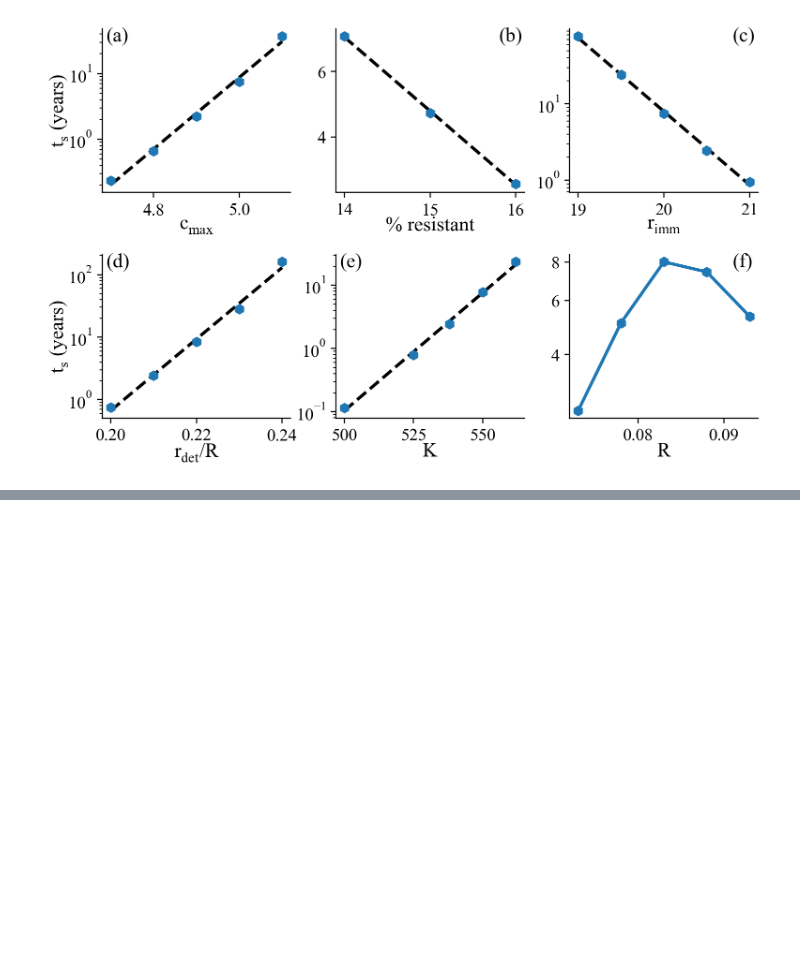
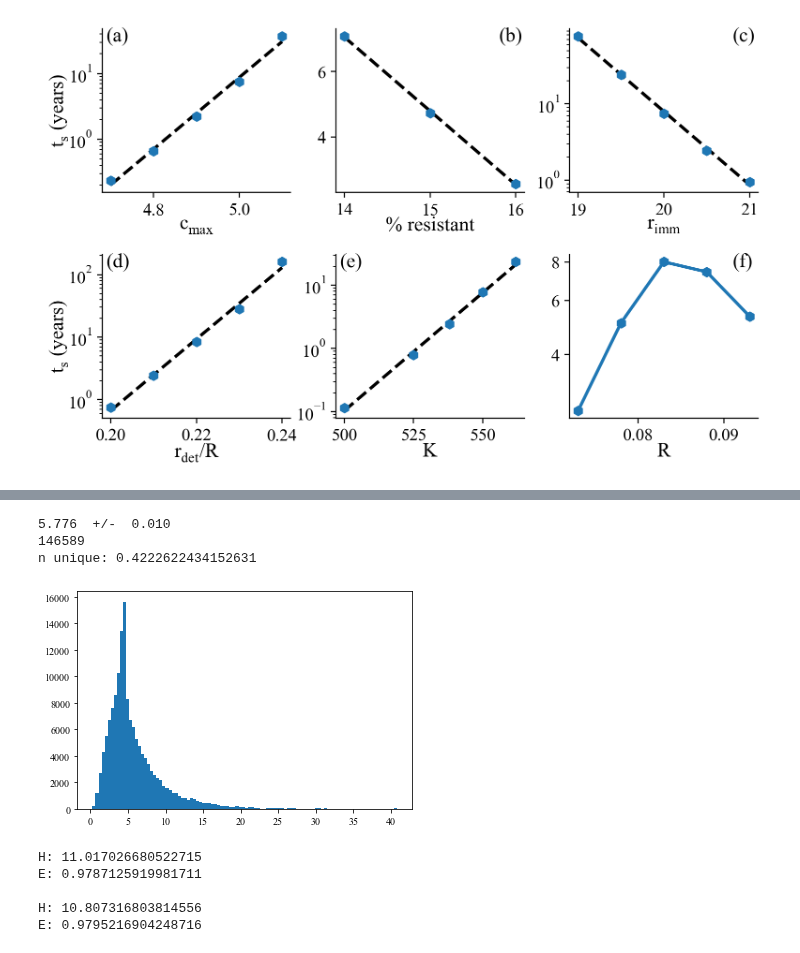
Before and after one commit to patricksinclair/multispecies_postprocessing, a Jupyter notebook: geno_distbs/varying_susceps/ttf_analyser.ipynb, the cells around one changed output, grey strips where cells are left out. Saved outputs shown, nothing was run; the diff lists cells and outputs as text; code cells hidden in the pictures; blank space fills up the shorter version.

```diff
--- a/geno_distbs/varying_susceps/ttf_analyser.ipynb
+++ b/geno_distbs/varying_susceps/ttf_analyser.ipynb
@@ -449,3 +447,57 @@ x
+# %%
+df_high_gRate = pd.read_csv("time_to_failure_vs_g_max-EXTRA/timeToFailure-14_pc_res-g_max=0.093-final_pops.csv")
+
+df_high_gRate = df_high_gRate[df_high_gRate["failure_time"]< (tmax-1)].filter(regex="geno_")
+
+#print(df_high_gRate.mean().mean(), " +/- ", df_high_gRate.std().std())
+print(f"{df_high_gRate.stack().mean():.3f}", " +/- ", f"{df_high_gRate.stack().std()/np.sqrt(df_high_gRate.stack().values.size):.3f}")
+
+print(df_high_gRate.stack().dropna().size)
+print("n unique:", df_high_gRate.stack().nunique()/df_high_gRate.stack().size)
+
+df_high_gRate.stack().quantile([0.25, 0.5, 0.75])
+
+plt.hist(df_high_gRate.stack().values, bins=100)
+plt.show()
+# %% [output]
+5.776  +/-  0.010
+146589
+n unique: 0.4222622434152631
+[figure, added]
+# %%
+def calc_shannon_equitability(geno_vals:np.array):
+
+    #geno_vals = np.random.choice(geno_vals[~np.isnan(geno_vals)], 129000)
+    geno_vals = geno_vals[~np.isnan(geno_vals)]
+    n_tot = geno_vals.size # no. of bacteria in the system
+
+    geno_vals_unique, geno_counts_unique = np.unique(geno_vals, return_counts=True) # get the number of times each unique species appears in the population
+
+    S = geno_counts_unique.size # no. of unique species in the system
+
+#     shannon_H = 0 # shannon index
+#     for i in range(geno_counts_unique.size):
+#         shannon_H += -(geno_counts_unique[i]/n_tot)*np.log(geno_counts_unique[i]/n_tot) # no. of each species / total population size
+
+    shannon_H = np.sum( -(geno_counts_unique/n_tot) * np.log((geno_counts_unique/n_tot)) )
+
+    shannon_E = shannon_H/np.log(S) # shannon equitability
+
+    print("H:",shannon_H)
+    print("E:",shannon_E,"\n")
+
+
+
+
+
+calc_shannon_equitability(df_low_gRate.stack().values)
+calc_shannon_equitability(df_high_gRate.stack().values)
+# %% [output]
+H: 11.017026680522715
+E: 0.9787125919981711
+
+H: 10.807316803814556
+E: 0.9795216904248716
 # %%
 def plot_fitSlopes_and_failRate_v2(ttf_df_list, variable_vals, variable_name, filename, letter_in_top=True, n_sig_figs=2):
     '''plots a 2x1 plot of the fitted survival probabilities and the time to failure vs c_max
```
Also changed, not shown: parts of 4 cells of this notebook.
